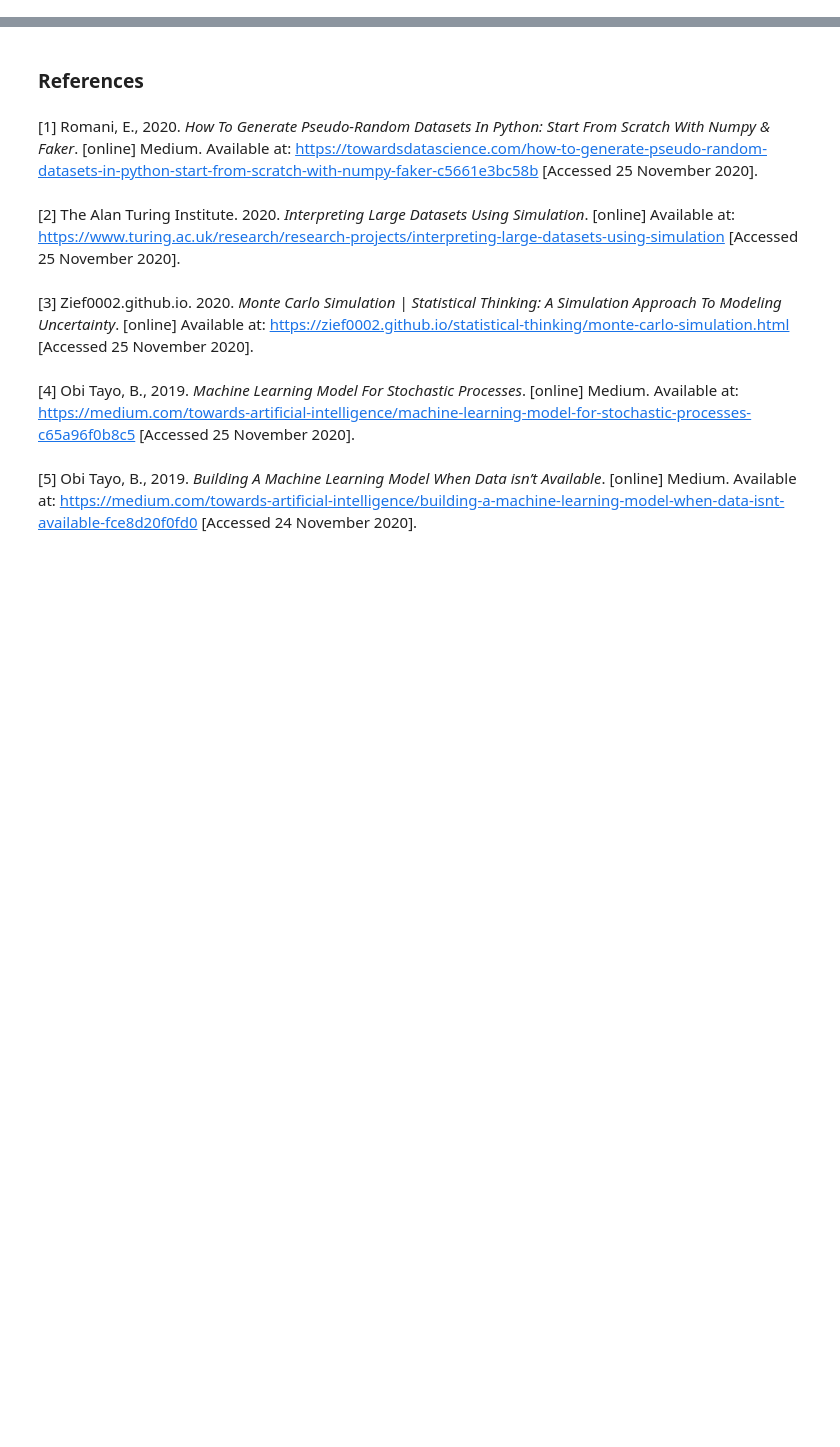
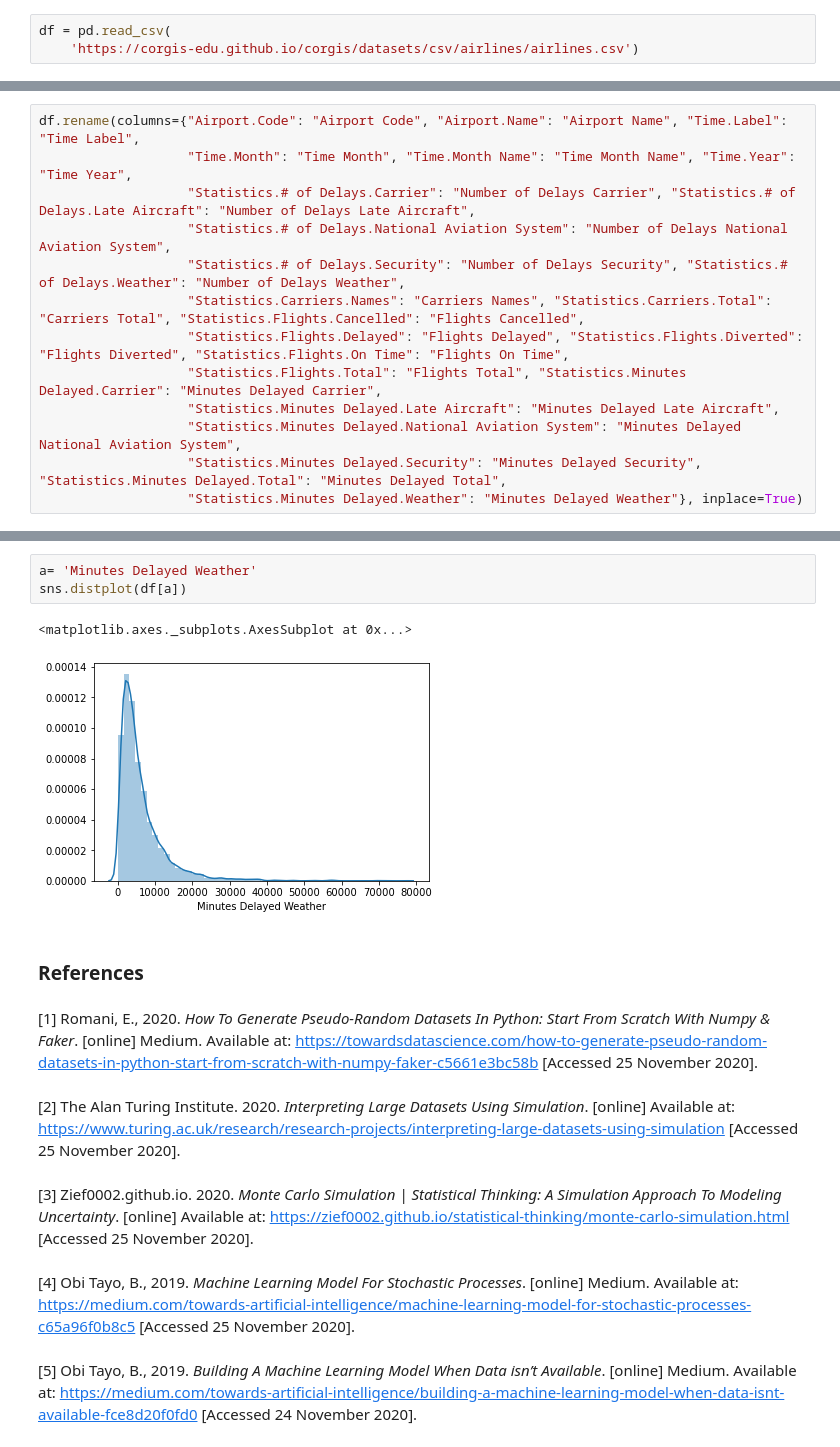
Before and after one commit to Munster2020/HDIP_CSDA_COMP08050_PROJECT, a Jupyter notebook: project2020.ipynb, the cells around one changed output, grey strips where cells are left out. Drawn from its saved outputs; the diff is of its cells as text; blank space fills up the shorter version.

Commit message:
Imported dataset and perfomed some clean up and analysis

```diff
--- a/project2020.ipynb
+++ b/project2020.ipynb
@@ -7,0 +14,3 @@
+# %%
+df = pd.read_csv(
+    'https://corgis-edu.github.io/corgis/datasets/csv/airlines/airlines.csv')
@@ -7,0 +33,13 @@
+# %%
+df.rename(columns={"Airport.Code": "Airport Code", "Airport.Name": "Airport Name", "Time.Label": "Time Label",
+                   "Time.Month": "Time Month", "Time.Month Name": "Time Month Name", "Time.Year": "Time Year",
+                   "Statistics.# of Delays.Carrier": "Number of Delays Carrier", "Statistics.# of Delays.Late Aircraft": "Number of Delays Late Aircraft",
+                   "Statistics.# of Delays.National Aviation System": "Number of Delays National Aviation System",
+                   "Statistics.# of Delays.Security": "Number of Delays Security", "Statistics.# of Delays.Weather": "Number of Delays Weather",
+                   "Statistics.Carriers.Names": "Carriers Names", "Statistics.Carriers.Total": "Carriers Total", "Statistics.Flights.Cancelled": "Flights Cancelled",
+                   "Statistics.Flights.Delayed": "Flights Delayed", "Statistics.Flights.Diverted": "Flights Diverted", "Statistics.Flights.On Time": "Flights On Time",
+                   "Statistics.Flights.Total": "Flights Total", "Statistics.Minutes Delayed.Carrier": "Minutes Delayed Carrier",
+                   "Statistics.Minutes Delayed.Late Aircraft": "Minutes Delayed Late Aircraft",
+                   "Statistics.Minutes Delayed.National Aviation System": "Minutes Delayed National Aviation System",
+                   "Statistics.Minutes Delayed.Security": "Minutes Delayed Security", "Statistics.Minutes Delayed.Total": "Minutes Delayed Total",
+                   "Statistics.Minutes Delayed.Weather": "Minutes Delayed Weather"}, inplace=True)
@@ -8,3 +142,9 @@
+# %%
+a= 'Minutes Delayed Weather'
+sns.distplot(df[a])
+# %% [output]
+<matplotlib.axes._subplots.AxesSubplot at 0x...>
+[figure, added]
 # %% [markdown]
 ### References
 # %% [markdown]
```
Also changed, not shown: parts of 8 cells of this notebook.
